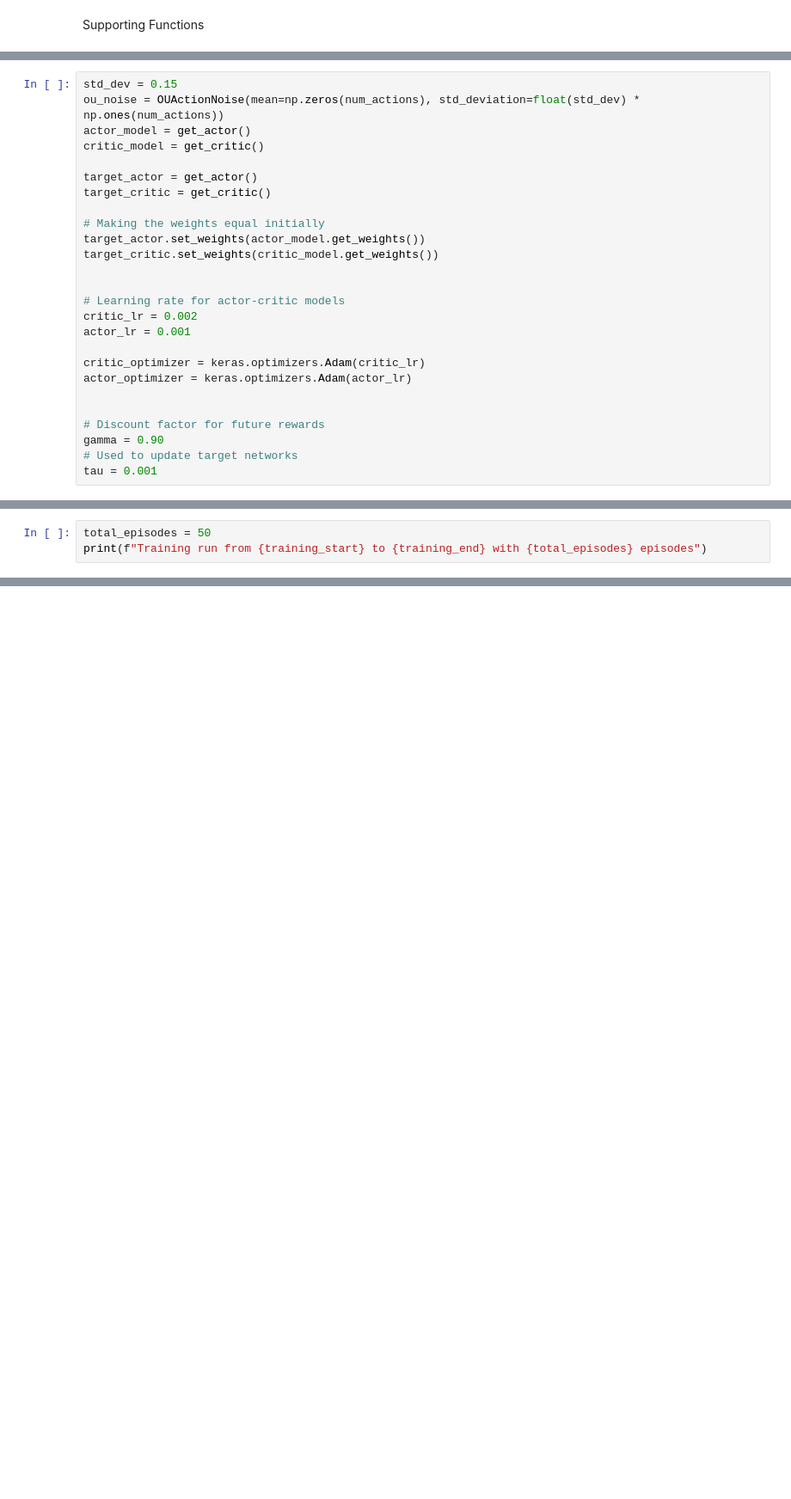
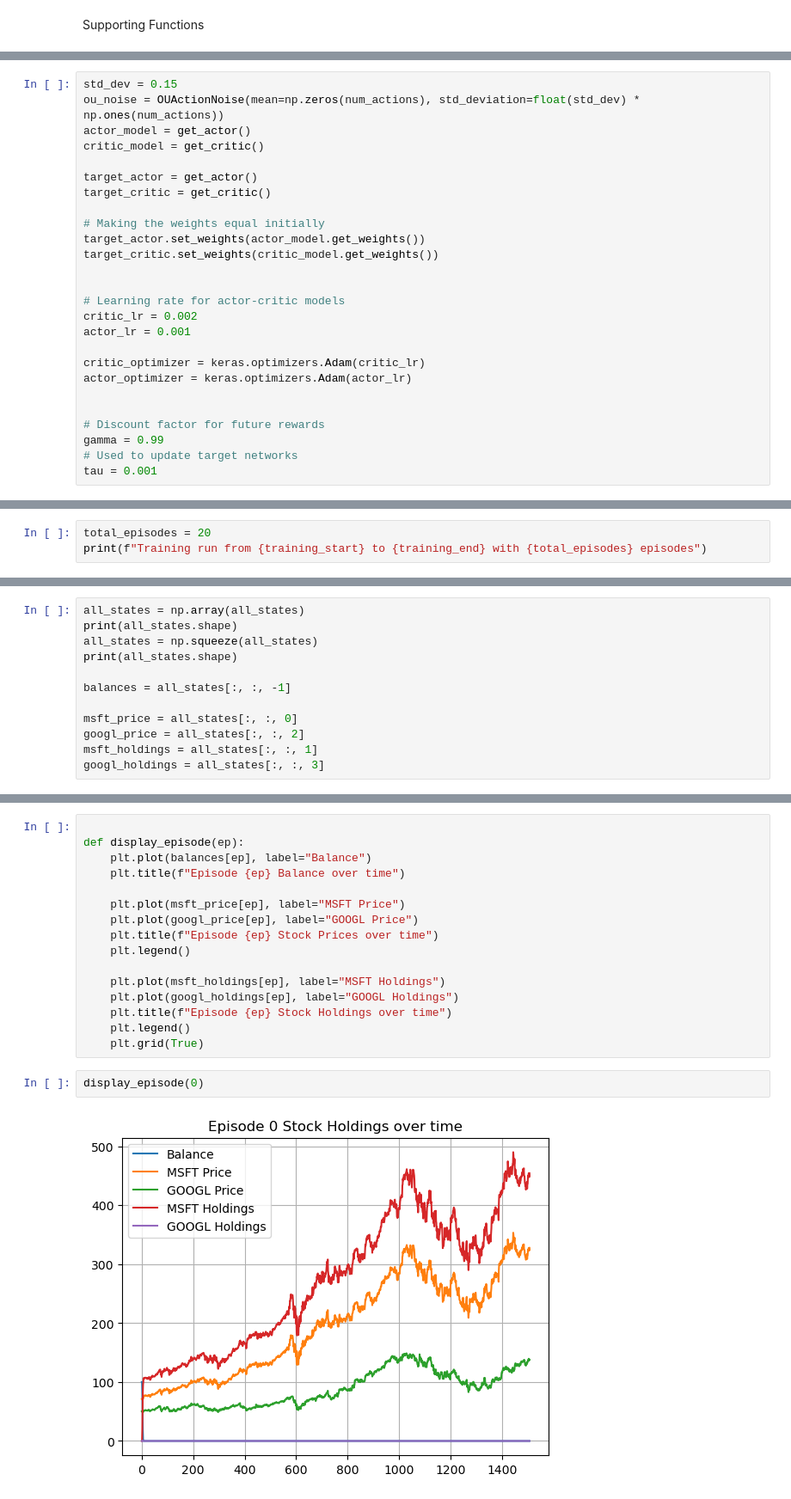
Before and after one commit to MDBowen/StockPred, a Jupyter notebook: Reinfocement_Learning/ddpg_portfolio_managment.ipynb, the cells around one changed output, grey strips where cells are left out. Shown at 86% size. Drawn from its saved outputs; the diff is of its cells as text; blank space fills up the shorter version.

Commit message:
added graphs

```diff
--- a/Reinfocement_Learning/ddpg_portfolio_managment.ipynb
+++ b/Reinfocement_Learning/ddpg_portfolio_managment.ipynb
@@ -242,7 +239,7 @@ actor_optimizer = keras.optimizers.Adam(actor_lr)
 
 
 # Discount factor for future rewards
-gamma = 0.90
+gamma = 0.99
 # Used to update target networks
 tau = 0.001
 # %%
@@ -318,6 +315,6 @@ class Buffer:
 
         self.update(state_batch, action_batch, reward_batch, next_state_batch)
 # %%
-total_episodes = 50
+total_episodes = 20
 print(f"Training run from {training_start} to {training_end} with {total_episodes} episodes")
 # %% [output]
@@ -418,0 +416,12 @@ KeyboardInterrupt:
+# %%
+all_states = np.array(all_states)
+print(all_states.shape)
+all_states = np.squeeze(all_states)
+print(all_states.shape)
+
+balances = all_states[:, :, -1]
+
+msft_price = all_states[:, :, 0]
+googl_price = all_states[:, :, 2]
+msft_holdings = all_states[:, :, 1]
+googl_holdings = all_states[:, :, 3]
@@ -418,0 +431,20 @@ KeyboardInterrupt:
+# %%
+
+def display_episode(ep):
+    plt.plot(balances[ep], label="Balance")
+    plt.title(f"Episode {ep} Balance over time")
+
+    plt.plot(msft_price[ep], label="MSFT Price")
+    plt.plot(googl_price[ep], label="GOOGL Price")
+    plt.title(f"Episode {ep} Stock Prices over time")
+    plt.legend()
+
+    plt.plot(msft_holdings[ep], label="MSFT Holdings")
+    plt.plot(googl_holdings[ep], label="GOOGL Holdings")
+    plt.title(f"Episode {ep} Stock Holdings over time")
+    plt.legend()
+    plt.grid(True)
+# %%
+display_episode(0)
+# %% [output]
+[figure, added]
```
Also changed, not shown: parts of 7 cells of this notebook.
